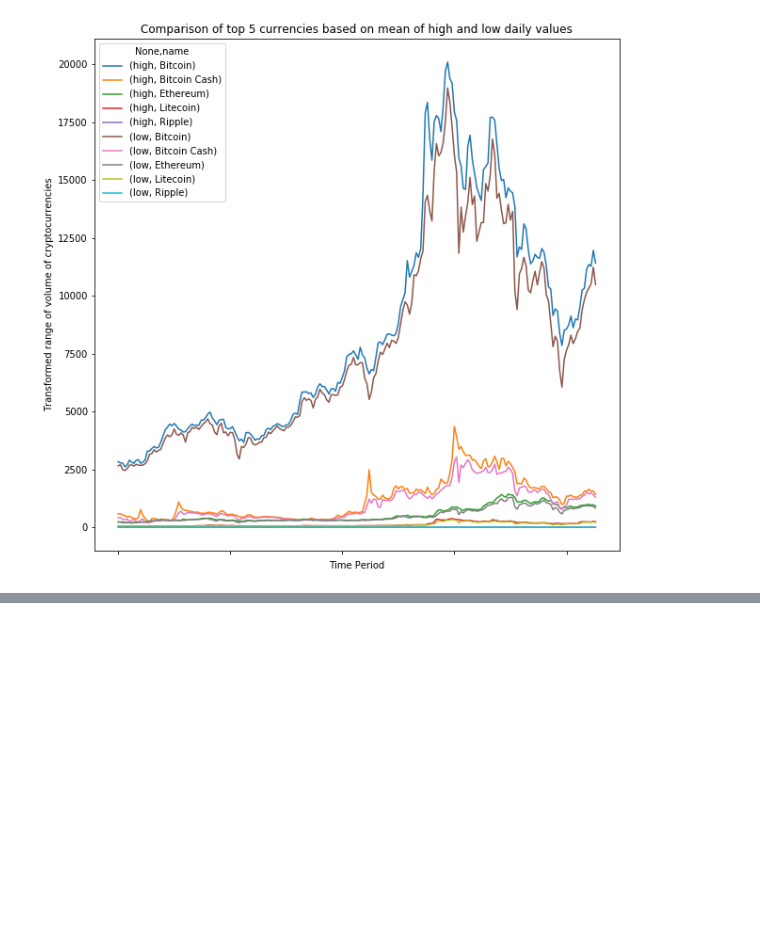
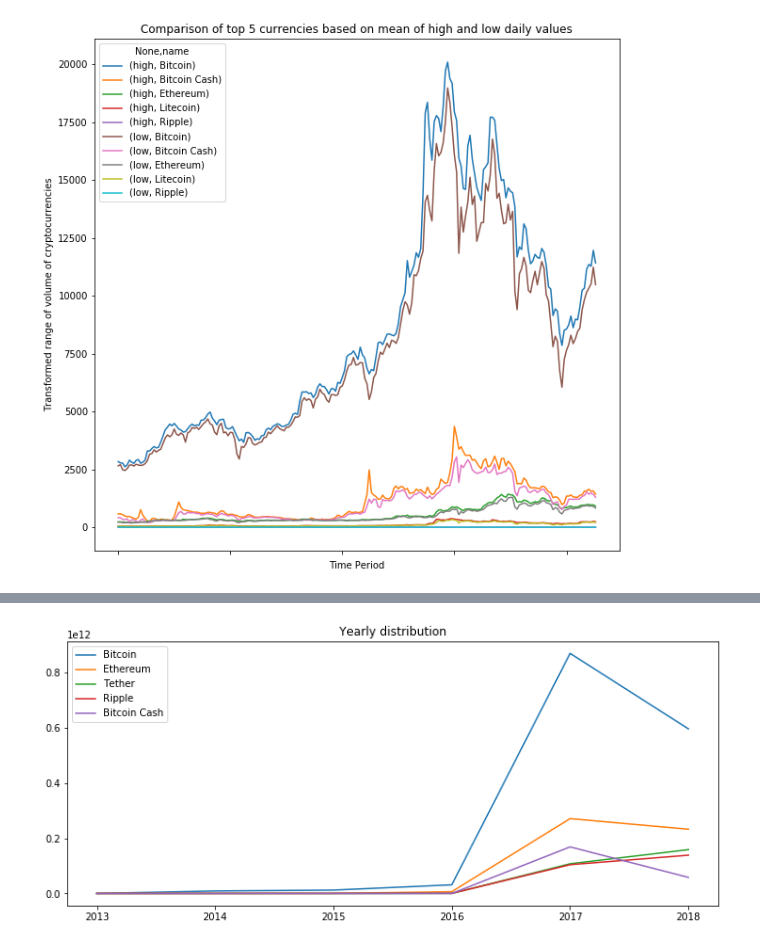
Before and after one commit to sabbirahmad/cryptocurrency-analysis, a Jupyter notebook: LineGraphAnalysis.ipynb, the cells around one changed output, grey strips where cells are left out. Cells and saved outputs as stored; diff of their text form; code cells hidden in the pictures; blank space fills up the shorter version.

```diff
--- a/LineGraphAnalysis.ipynb
+++ b/LineGraphAnalysis.ipynb
@@ -265,0 +382,20 @@ plt.show()
+# %%
+def yearwiseCurrenciesByAttribute(attribute):
+    data = dataset_indexed.groupby(['year','name']).sum().sort_values(attribute, ascending=False)[attribute].unstack(level=1).fillna(0)
+    return data
+# %%
+yearwiseDistributionByVolume = yearwiseCurrenciesByAttribute('volume')
+yearwiseDistributionByMarket = yearwiseCurrenciesByAttribute('market')
+# %%
+def yearwiseCurrenciesByAttributeGraph(yearwiseDistributionByAttribute, top5currenciesByattribute, title):
+    plt.figure(figsize=(12,5))
+    plt.title(title)
+    for currency in top5currenciesByattribute.index:
+        data = yearwiseDistributionByAttribute[currency]
+        plt.plot(data.index,data.values)
+    plt.legend(top5currenciesByattribute.index)
+    plt.show()
+# %%
+yearwiseCurrenciesByAttributeGraph(yearwiseDistributionByVolume, top5currenciesByVolume, 'Yearly distribution')
+# %% [output]
+[figure, added]
```
Also changed, not shown: parts of 17 cells of this notebook.
